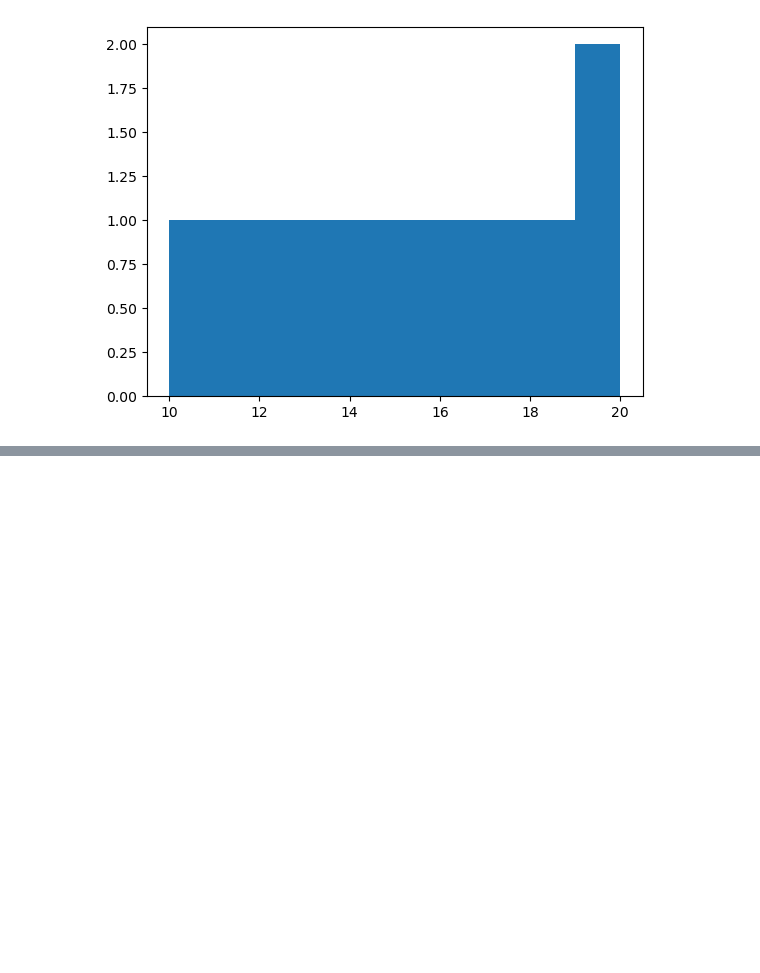
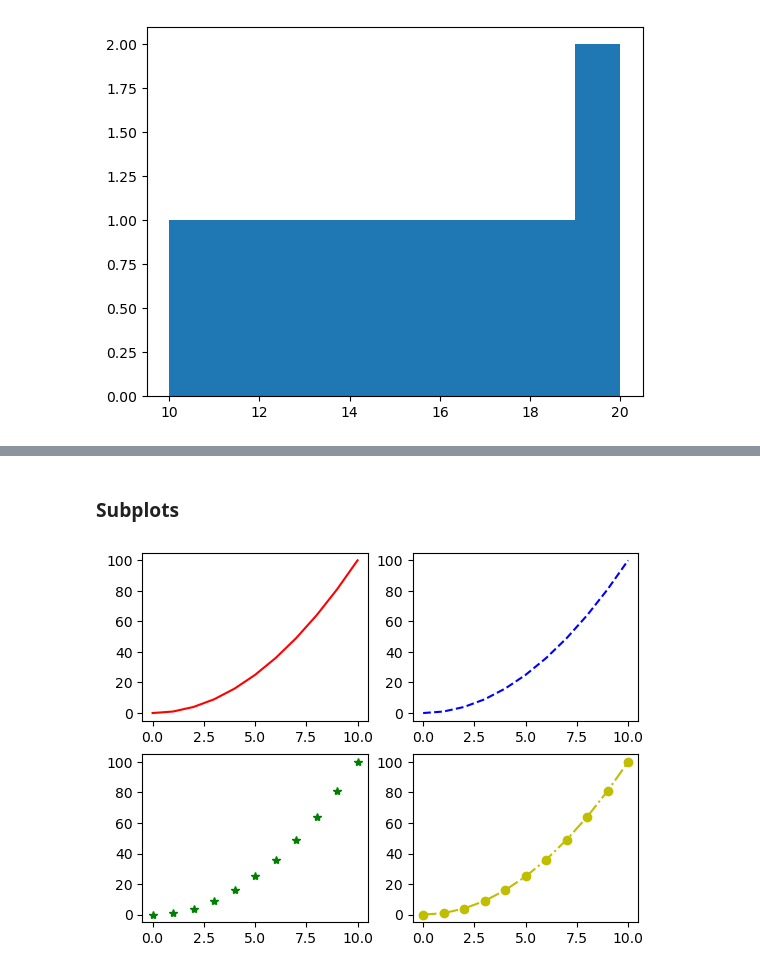
Before and after one commit to Aditya-Poddar/machineLearning, a Jupyter notebook: 06.Matplotlib.ipynb, the cells around one changed output, grey strips where cells are left out. Cells and saved outputs as stored; diff of their text form; code cells hidden in the pictures; blank space fills up the shorter version.

```diff
--- a/06.Matplotlib.ipynb
+++ b/06.Matplotlib.ipynb
@@ -67,0 +93,14 @@ plt.hist(y)
+# %% [markdown]
+### Subplots
+# %%
+plt.subplot(2,2,1)
+plt.plot(x,y,'r')
+plt.subplot(2,2,2)
+plt.plot(x,y,'b--')
+plt.subplot(2,2,3)
+plt.plot(x,y,'g*')
+plt.subplot(2,2,4)
+plt.plot(x,y,'y-.o')
+plt.savefig('Image/subplot.png')
+# %% [output]
+[figure, added]
```
Also changed, not shown: parts of 19 cells of this notebook, 9 other files.
